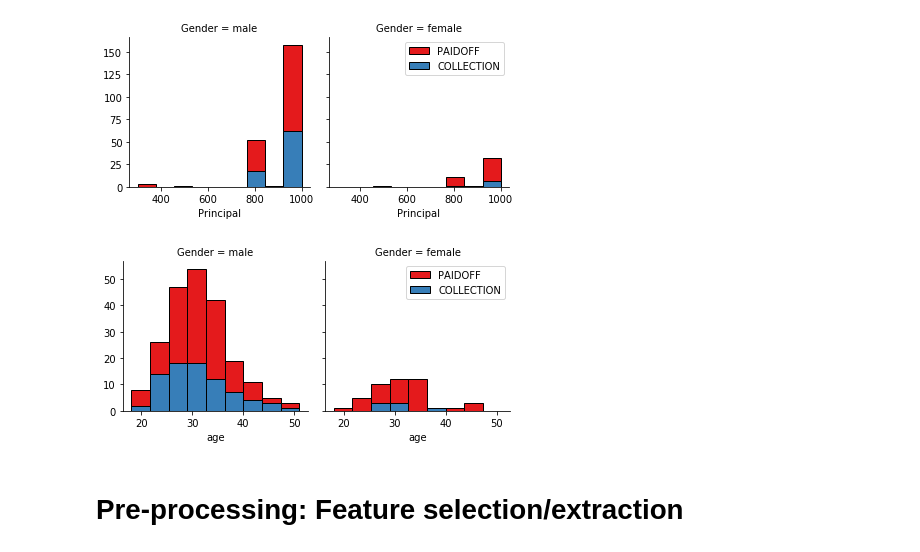
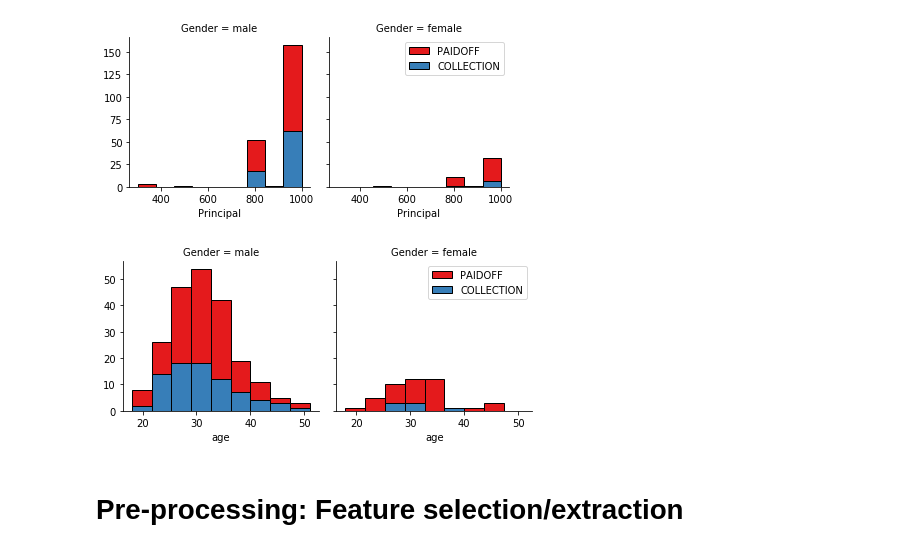
Before and after one commit to HanuPriyaSaravanan/Classification, a Jupyter notebook: Notebook.ipynb, the cells around one changed output. Cells and saved outputs as stored; diff of their text form; code cells hidden in the pictures.

```diff
--- a/Notebook.ipynb
+++ b/Notebook.ipynb
@@ -125,13 +131,13 @@ plt.show()
 [figure]
 # %%
 bins = np.linspace(df.age.min(), df.age.max(), 10)
-g = sns.FacetGrid(df, col="Gender", hue="loan_status", palette="Set1", col_wrap=2)
+g = sns.FacetGrid(df, col="Gender", hue="loan_status", palette="Set1", col_wrap=10)
 g.map(plt.hist, 'age', bins=bins, ec="k")
 
 g.axes[-1].legend()
 plt.show()
 # %% [output]
-[figure, old version]
+[figure, new version]
 # %% [markdown]
 # Pre-processing:  Feature selection/extraction
 # %% [markdown]
```
Also changed, not shown: parts of 58 cells of this notebook.
